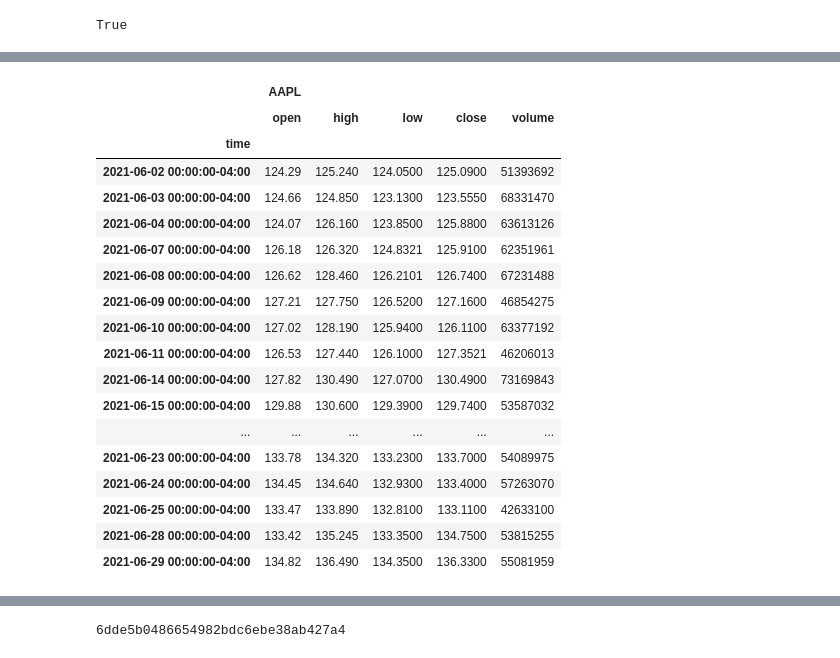
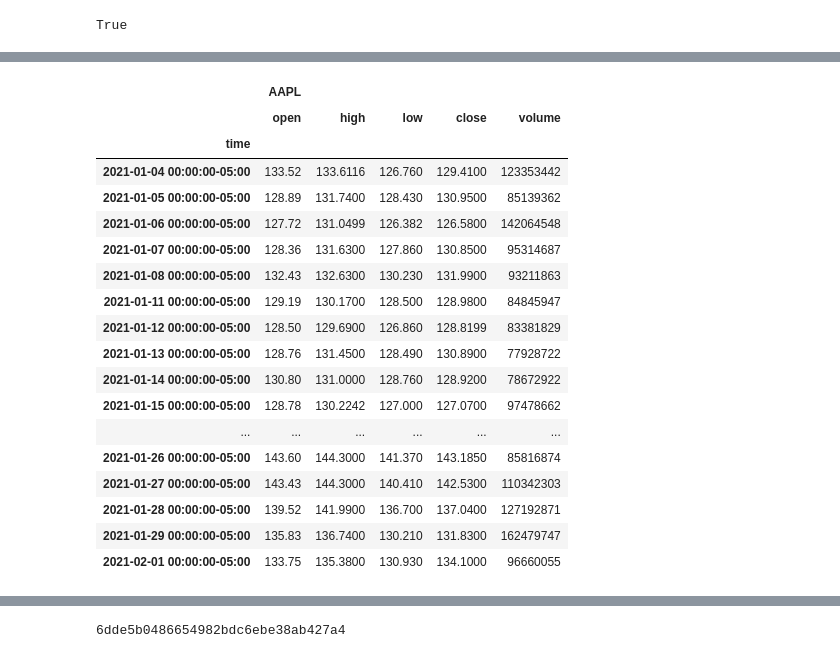
Before and after one commit to Billieo/p2-g3, a Jupyter notebook: notebooks/Samuel's_Notebook/notebooks/alpaca.ipynb, the cells around one changed output, grey strips where cells are left out. Cells and saved outputs as stored; diff of their text form; code cells hidden in the pictures.

```diff
--- a/notebooks/Samuel's_Notebook/notebooks/alpaca.ipynb
+++ b/notebooks/Samuel's_Notebook/notebooks/alpaca.ipynb
@@ -72,36 +74,38 @@ tech_ticker.head(20)
 | 2021-02-01 00:00:00-05:00 | 133.75 | 135.3800 | 130.930 | 134.1000 | 96660055 | 259.5200 | 264.17 | 254.9100 | 261.98 | 19629047 | 1844.585 | ... |
 # %%
 timeframe = "1D"
-start_date = pd.Timestamp("2021-06-02", tz="America/New_York").isoformat()
-end_date = pd.Timestamp("2021-06-29", tz="America/New_York").isoformat()
+start_date = pd.Timestamp("2021-01-01", tz="America/New_York").isoformat()
+end_date = pd.Timestamp("2021-12-31", tz="America/New_York").isoformat()
 #today = pd.Timestamp("2021-01-02", tz="America/New_York").isoformat()
 ticker = ["AAPL"]
 appl_ticker = alpaca.get_barset(
     ticker,
     timeframe,
     start=start_date,
     end=end_date,
     limit=1000,
 ).df
 appl_ticker.dropna(inplace=True)
-appl_ticker.head(20)
+apple_df = pd.DataFrame(appl_ticker)#, index_col="Volume")
+apple_df.head(20)
+#appl_df.to_csv("test1.csv")
 # %% [output]
 |  | AAPL |  |  |  |  |
 |  | open | high | low | close | volume |
 | time |  |  |  |  |  |
-| 2021-06-02 00:00:00-04:00 | 124.29 | 125.240 | 124.0500 | 125.0900 | 51393692 |
-| 2021-06-03 00:00:00-04:00 | 124.66 | 124.850 | 123.1300 | 123.5550 | 68331470 |
-| 2021-06-04 00:00:00-04:00 | 124.07 | 126.160 | 123.8500 | 125.8800 | 63613126 |
-| 2021-06-07 00:00:00-04:00 | 126.18 | 126.320 | 124.8321 | 125.9100 | 62351961 |
-| 2021-06-08 00:00:00-04:00 | 126.62 | 128.460 | 126.2101 | 126.7400 | 67231488 |
-| 2021-06-09 00:00:00-04:00 | 127.21 | 127.750 | 126.5200 | 127.1600 | 46854275 |
-| 2021-06-10 00:00:00-04:00 | 127.02 | 128.190 | 125.9400 | 126.1100 | 63377192 |
-| 2021-06-11 00:00:00-04:00 | 126.53 | 127.440 | 126.1000 | 127.3521 | 46206013 |
-| 2021-06-14 00:00:00-04:00 | 127.82 | 130.490 | 127.0700 | 130.4900 | 73169843 |
-| 2021-06-15 00:00:00-04:00 | 129.88 | 130.600 | 129.3900 | 129.7400 | 53587032 |
+| 2021-01-04 00:00:00-05:00 | 133.52 | 133.6116 | 126.760 | 129.4100 | 123353442 |
+| 2021-01-05 00:00:00-05:00 | 128.89 | 131.7400 | 128.430 | 130.9500 | 85139362 |
+| 2021-01-06 00:00:00-05:00 | 127.72 | 131.0499 | 126.382 | 126.5800 | 142064548 |
+| 2021-01-07 00:00:00-05:00 | 128.36 | 131.6300 | 127.860 | 130.8500 | 95314687 |
+| 2021-01-08 00:00:00-05:00 | 132.43 | 132.6300 | 130.230 | 131.9900 | 93211863 |
+| 2021-01-11 00:00:00-05:00 | 129.19 | 130.1700 | 128.500 | 128.9800 | 84845947 |
+| 2021-01-12 00:00:00-05:00 | 128.50 | 129.6900 | 126.860 | 128.8199 | 83381829 |
+| 2021-01-13 00:00:00-05:00 | 128.76 | 131.4500 | 128.490 | 130.8900 | 77928722 |
+| 2021-01-14 00:00:00-05:00 | 130.80 | 131.0000 | 128.760 | 128.9200 | 78672922 |
+| 2021-01-15 00:00:00-05:00 | 128.78 | 130.2242 | 127.000 | 127.0700 | 97478662 |
 | ... | ... | ... | ... | ... | ... |
-| 2021-06-23 00:00:00-04:00 | 133.78 | 134.320 | 133.2300 | 133.7000 | 54089975 |
-| 2021-06-24 00:00:00-04:00 | 134.45 | 134.640 | 132.9300 | 133.4000 | 57263070 |
-| 2021-06-25 00:00:00-04:00 | 133.47 | 133.890 | 132.8100 | 133.1100 | 42633100 |
-| 2021-06-28 00:00:00-04:00 | 133.42 | 135.245 | 133.3500 | 134.7500 | 53815255 |
-| 2021-06-29 00:00:00-04:00 | 134.82 | 136.490 | 134.3500 | 136.3300 | 55081959 |
+| 2021-01-26 00:00:00-05:00 | 143.60 | 144.3000 | 141.370 | 143.1850 | 85816874 |
+| 2021-01-27 00:00:00-05:00 | 143.43 | 144.3000 | 140.410 | 142.5300 | 110342303 |
+| 2021-01-28 00:00:00-05:00 | 139.52 | 141.9900 | 136.700 | 137.0400 | 127192871 |
+| 2021-01-29 00:00:00-05:00 | 135.83 | 136.7400 | 130.210 | 131.8300 | 162479747 |
+| 2021-02-01 00:00:00-05:00 | 133.75 | 135.3800 | 130.930 | 134.1000 | 96660055 |
```
Also changed, not shown: parts of 10 cells of this notebook, 1 other file.
